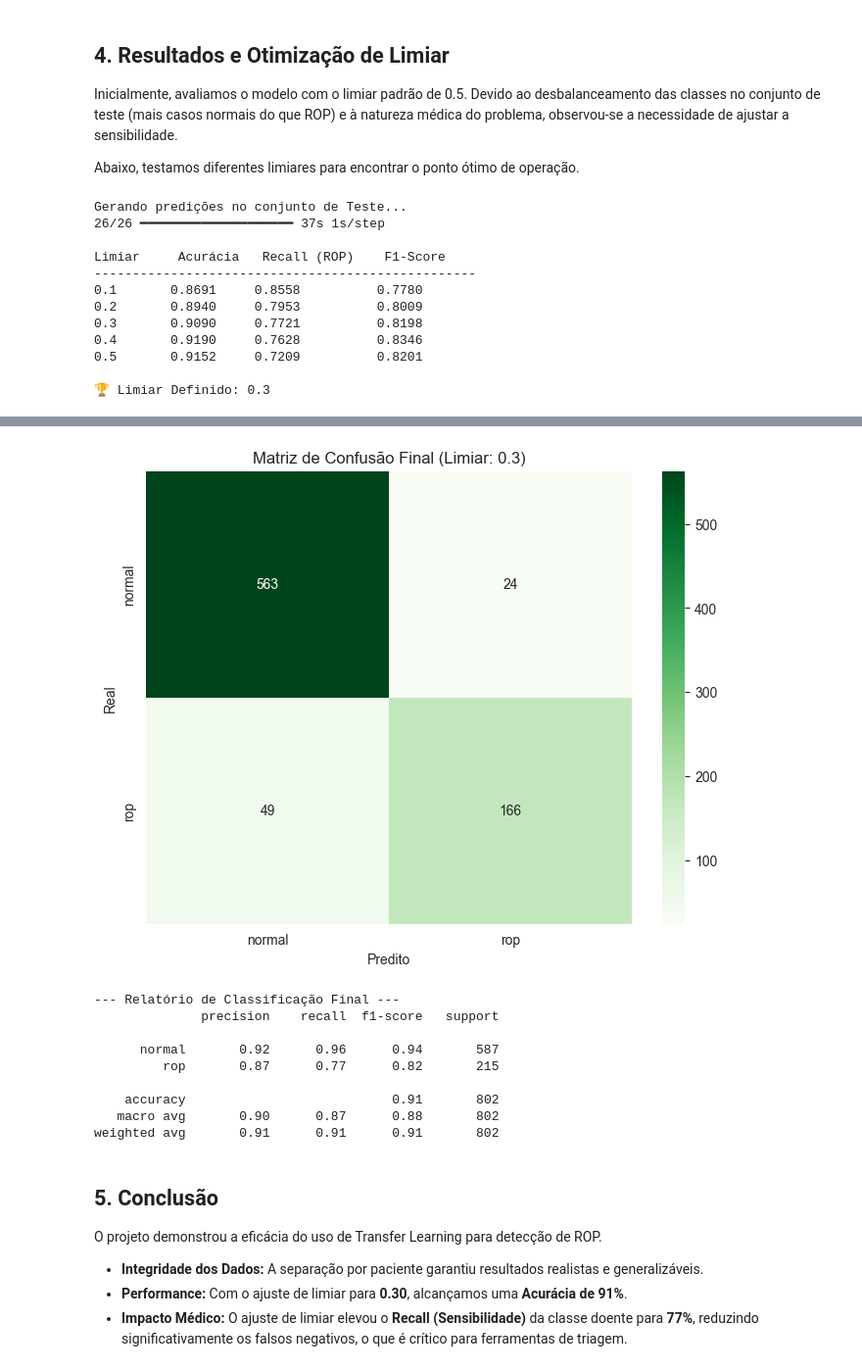
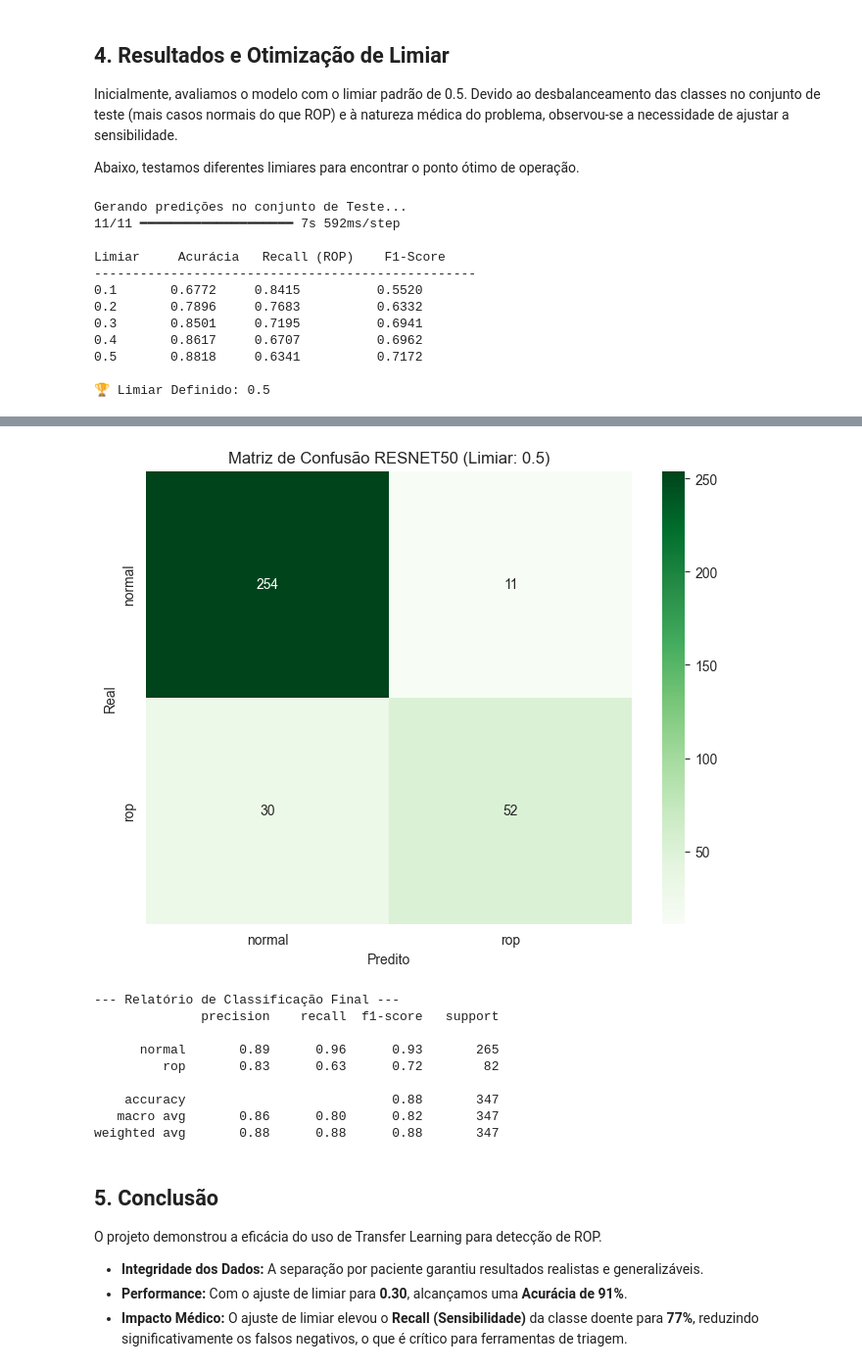
Before and after one commit to mayaracsimoes/PI_TrabalhoFinal, a Jupyter notebook: Trabalho_Final_PI.ipynb, the cells around one changed output, grey strips where cells are left out. Shown at 98% size. Drawn from its saved outputs; the diff is of its cells as text; code cells hidden in the pictures.

Commit message:
treino utilizando outras redes neurais, resnet50 ainda se saiu melhor

```diff
--- a/Trabalho_Final_PI.ipynb
+++ b/Trabalho_Final_PI.ipynb
@@ -186,7 +187,7 @@ for threshold in np.arange(0.1, 0.6, 0.1):
     print(f"{threshold:.1f}       {acc:.4f}     {rec:.4f}          {f1:.4f}")
 
 # Limiar Otimizado Escolhido
-LIMIAR_OTIMO = 0.30
+LIMIAR_OTIMO = 0.5
 print(f"\n🏆 Limiar Definido: {LIMIAR_OTIMO}")
 
 y_pred_final = (predictions > LIMIAR_OTIMO).astype(int).flatten()
@@ -196,7 +197,7 @@ cm = confusion_matrix(y_true, y_pred_final)
 plt.figure(figsize=(8, 6))
 sns.heatmap(cm, annot=True, fmt='d', cmap='Greens',
             xticklabels=class_names, yticklabels=class_names)
-plt.title(f'Matriz de Confusão Final (Limiar: {LIMIAR_OTIMO})')
+plt.title(f'Matriz de Confusão RESNET50 (Limiar: {LIMIAR_OTIMO})')
 plt.ylabel('Real')
 plt.xlabel('Predito')
 plt.show()
@@ -205,14 +206,14 @@ print("\n--- Relatório de Classificação Final ---")
 print(classification_report(y_true, y_pred_final, target_names=class_names))
 # %% [output]
 Gerando predições no conjunto de Teste...
-26/26 ━━━━━━━━━━━━━━━━━━━━ 37s 1s/step
+11/11 ━━━━━━━━━━━━━━━━━━━━ 7s 592ms/step
 
 Limiar     Acurácia   Recall (ROP)    F1-Score
 --------------------------------------------------
-0.1       0.8691     0.8558          0.7780
-0.2       0.8940     0.7953          0.8009
-0.3       0.9090     0.7721          0.8198
-0.4       0.9190     0.7628          0.8346
-0.5       0.9152     0.7209          0.8201
+0.1       0.6772     0.8415          0.5520
+0.2       0.7896     0.7683          0.6332
+0.3       0.8501     0.7195          0.6941
+0.4       0.8617     0.6707          0.6962
+0.5       0.8818     0.6341          0.7172
 
-🏆 Limiar Definido: 0.3
+🏆 Limiar Definido: 0.5
@@ -219,13 +221,13 @@ Limiar     Acurácia   Recall (ROP)    F1-Score
-[figure, old version]
+[figure, new version]
---- Relatório de Classificação Final ---
-              precision    recall  f1-score   support
-
-      normal       0.92      0.96      0.94       587
-         rop       0.87      0.77      0.82       215
-
-    accuracy                           0.91       802
-   macro avg       0.90      0.87      0.88       802
-weighted avg       0.91      0.91      0.91       802
+--- Relatório de Classificação Final ---
+              precision    recall  f1-score   support
+
+      normal       0.89      0.96      0.93       265
+         rop       0.83      0.63      0.72        82
+
+    accuracy                           0.88       347
+   macro avg       0.86      0.80      0.82       347
+weighted avg       0.88      0.88      0.88       347
 # %% [markdown]
 ## 5. Conclusão
 
```
Also changed, not shown: parts of 4 cells of this notebook, 2 other files.
